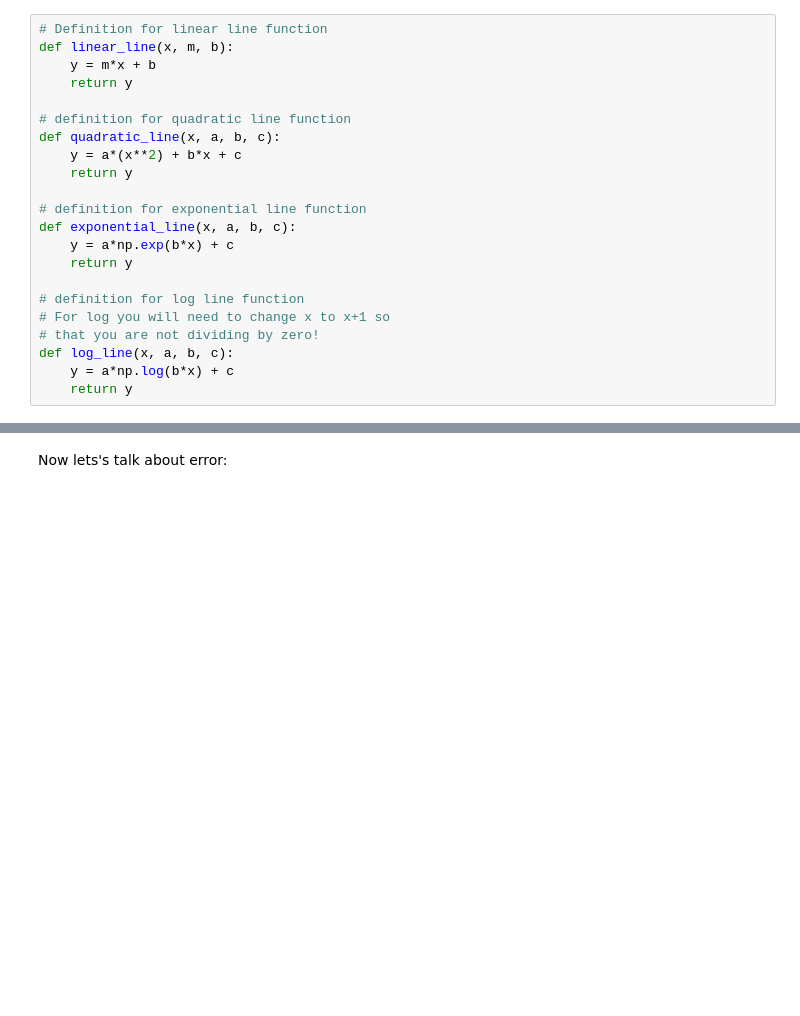
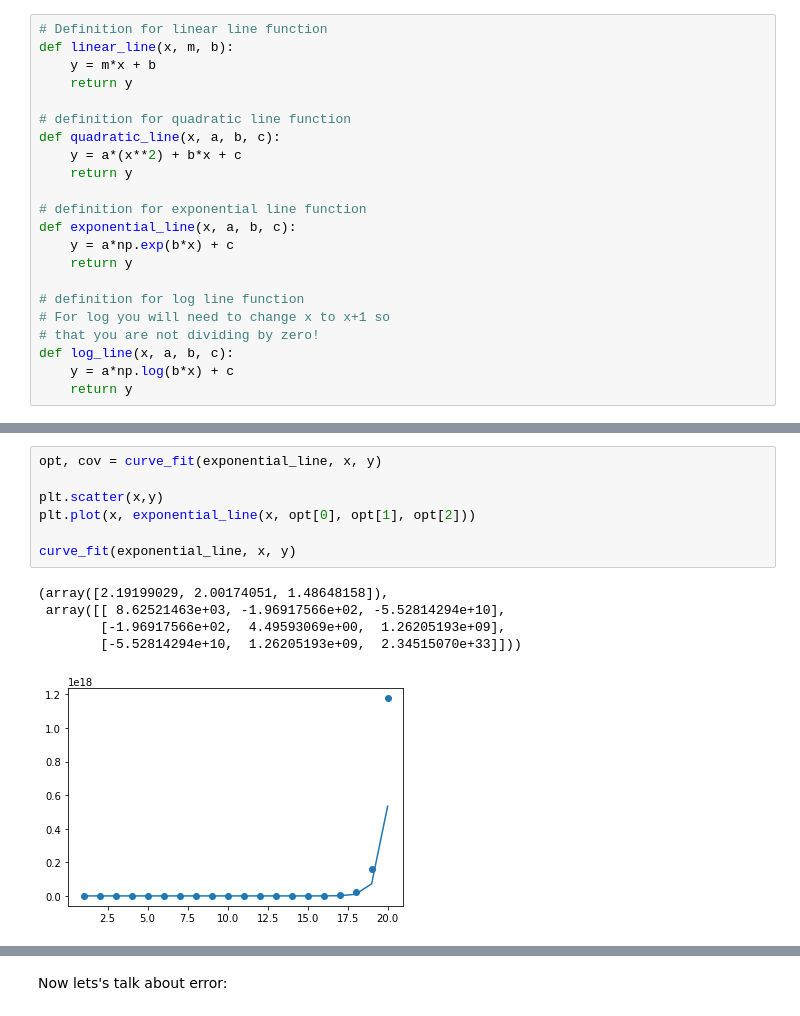
Before and after one commit to UWStemSubML2022/Regression, a Jupyter notebook: Regression.ipynb, the cells around one changed output, grey strips where cells are left out. Drawn from its saved outputs; the diff is of its cells as text; blank space fills up the shorter version.

```diff
--- a/Regression.ipynb
+++ b/Regression.ipynb
@@ -172,0 +208,13 @@ plt.scatter(x,y)
+# %%
+opt, cov = curve_fit(exponential_line, x, y)
+
+plt.scatter(x,y)
+plt.plot(x, exponential_line(x, opt[0], opt[1], opt[2]))
+
+curve_fit(exponential_line, x, y)
+# %% [output]
+(array([2.19199029, 2.00174051, 1.48648158]),
+ array([[ 8.62521463e+03, -1.96917566e+02, -5.52814294e+10],
+        [-1.96917566e+02,  4.49593069e+00,  1.26205193e+09],
+        [-5.52814294e+10,  1.26205193e+09,  2.34515070e+33]]))
+[figure, added]
```
Also changed, not shown: parts of 15 cells of this notebook.
